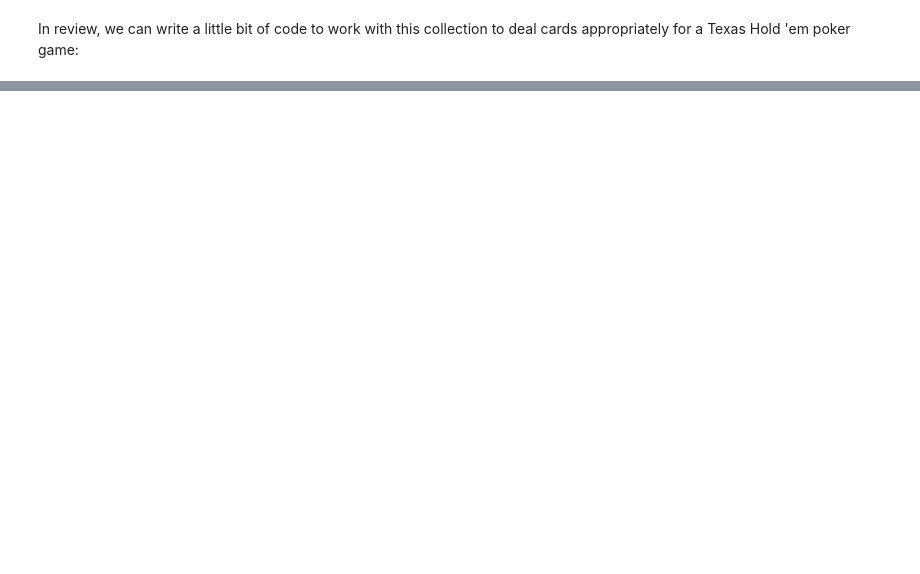
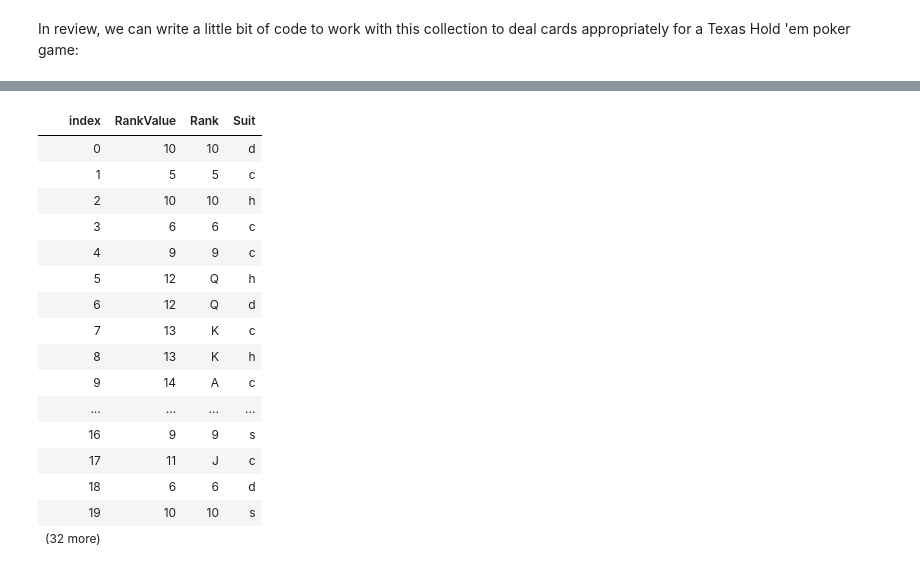
Before and after one commit to csharpfritz/csharp_with_csharpfritz, a Jupyter notebook: notebooks/0106-LINQ.ipynb, the cells around one changed output, grey strips where cells are left out. Drawn from its saved outputs; the diff is of its cells as text; code cells hidden in the pictures; blank space fills up the shorter version.

```diff
--- a/notebooks/0106-LINQ.ipynb
+++ b/notebooks/0106-LINQ.ipynb
@@ -109,0 +130,24 @@ display(ourDeck.Skip(12).First());
+# %%
+// The simplest query
+var outValues = from card in TheDeck // the required collection we are querying
+                select card;         // the values to be returned
+
+outValues
+# %% [output]
+| index | RankValue | Rank | Suit |
+| 0 | 10 | 10 | d |
+| 1 | 5 | 5 | c |
+| 2 | 10 | 10 | h |
+| 3 | 6 | 6 | c |
+| 4 | 9 | 9 | c |
+| 5 | 12 | Q | h |
+| 6 | 12 | Q | d |
+| 7 | 13 | K | c |
+| 8 | 13 | K | h |
+| 9 | 14 | A | c |
+| ... | ... | ... | ... |
+| 16 | 9 | 9 | s |
+| 17 | 11 | J | c |
+| 18 | 6 | 6 | d |
+| 19 | 10 | 10 | s |
+| (32 more) |  |  |  |
```
Also changed, not shown: parts of 21 cells of this notebook, 3 other files.
